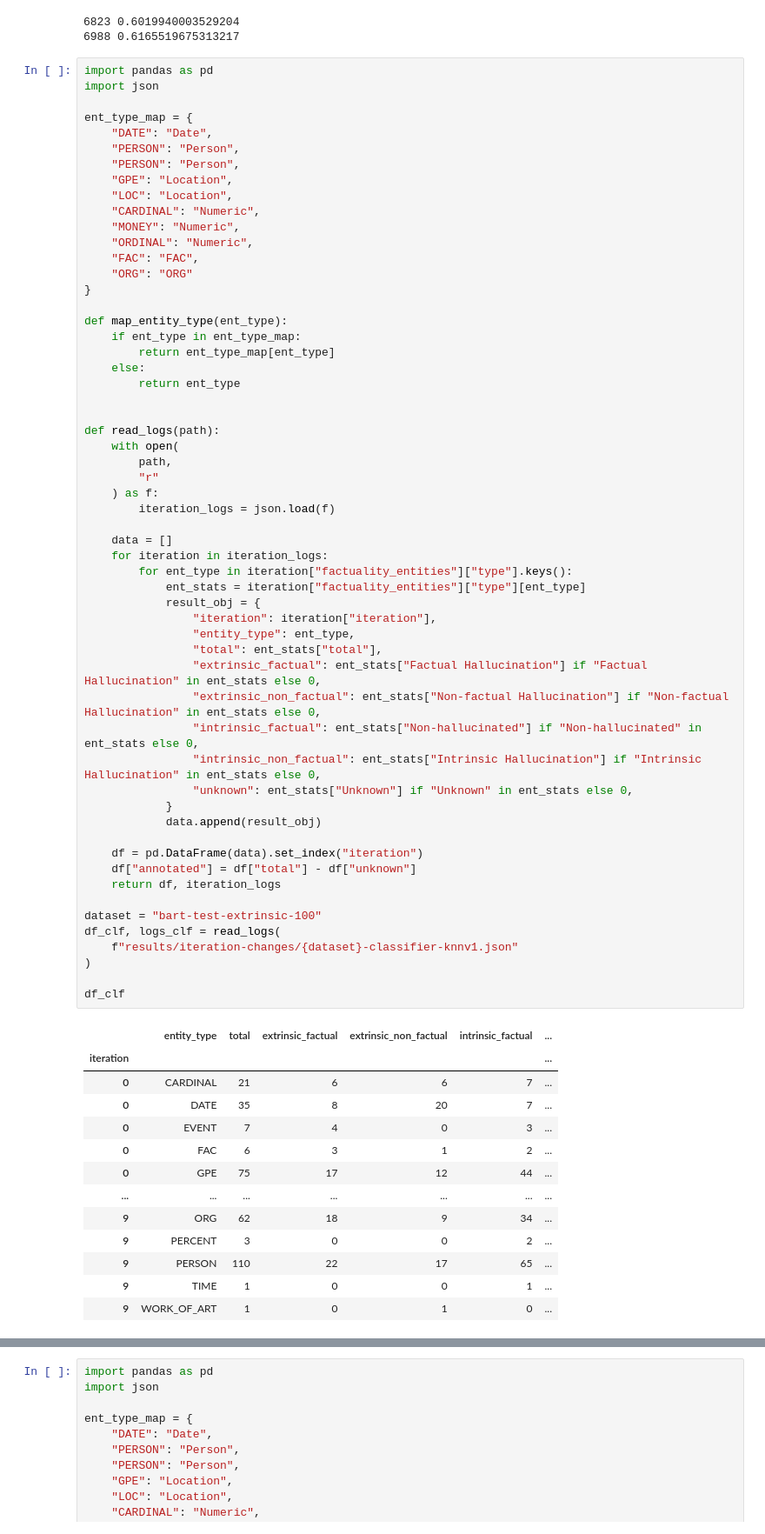
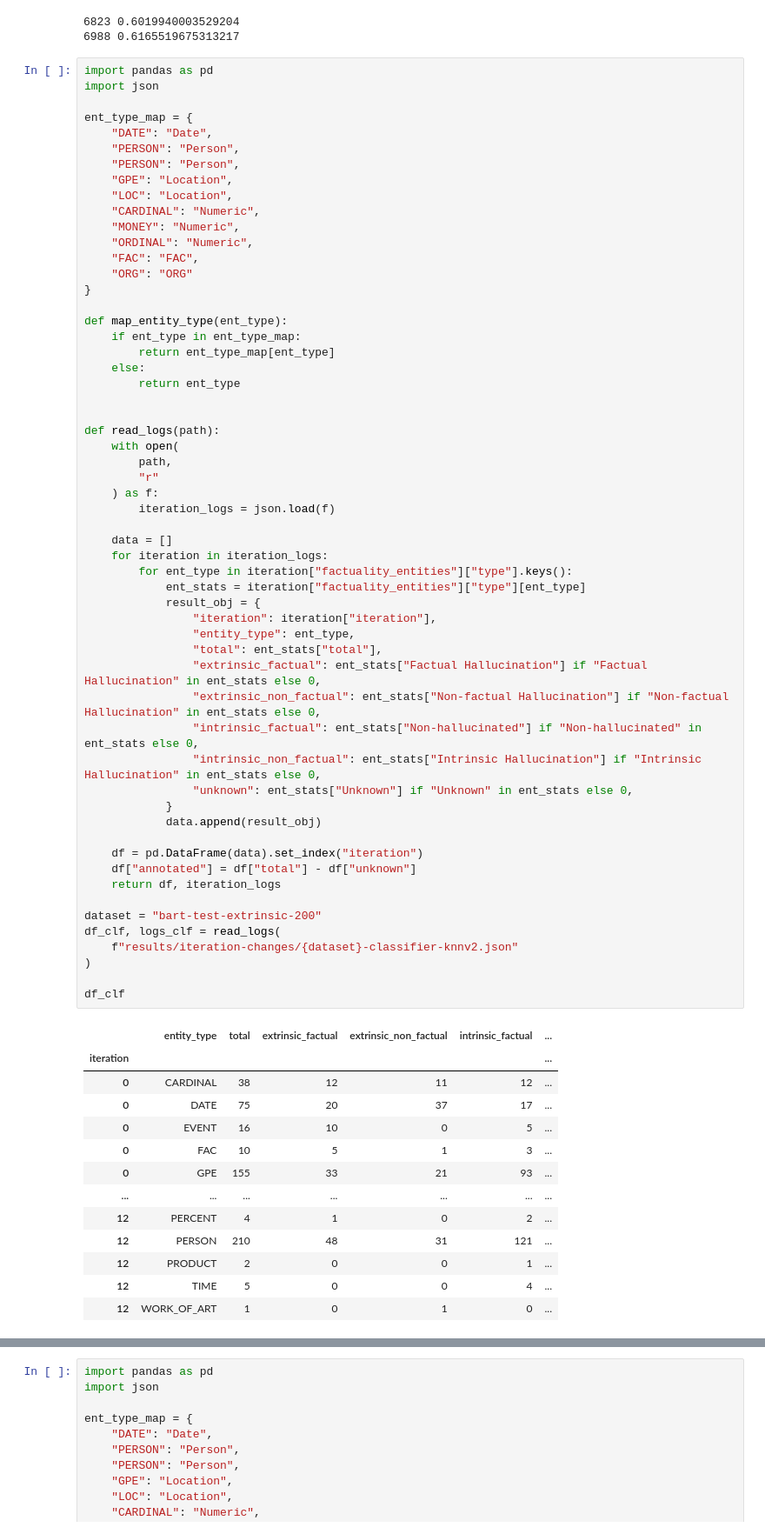
Before and after one commit to danton-nlp/GEF, a Jupyter notebook: entity_types.ipynb, the cells around one changed output, grey strips where cells are left out. Shown at 87% size. Cells and saved outputs as stored; diff of their text form.

```diff
--- a/entity_types.ipynb
+++ b/entity_types.ipynb
@@ -48,43 +48,43 @@ def read_logs(path):
     ) as f:
         iteration_logs = json.load(f)
 
     data = []
     for iteration in iteration_logs:
         for ent_type in iteration["factuality_entities"]["type"].keys():
             ent_stats = iteration["factuality_entities"]["type"][ent_type]
             result_obj = {
                 "iteration": iteration["iteration"],
                 "entity_type": ent_type,
                 "total": ent_stats["total"],
                 "extrinsic_factual": ent_stats["Factual Hallucination"] if "Factual Hallucination" in ent_stats else 0,
                 "extrinsic_non_factual": ent_stats["Non-factual Hallucination"] if "Non-factual Hallucination" in ent_stats else 0,
                 "intrinsic_factual": ent_stats["Non-hallucinated"] if "Non-hallucinated" in ent_stats else 0,
                 "intrinsic_non_factual": ent_stats["Intrinsic Hallucination"] if "Intrinsic Hallucination" in ent_stats else 0,
                 "unknown": ent_stats["Unknown"] if "Unknown" in ent_stats else 0,
             }
             data.append(result_obj)
 
     df = pd.DataFrame(data).set_index("iteration")
     df["annotated"] = df["total"] - df["unknown"]
     return df, iteration_logs
 
-dataset = "bart-test-extrinsic-100"
+dataset = "bart-test-extrinsic-200"
 df_clf, logs_clf = read_logs(
-    f"results/iteration-changes/{dataset}-classifier-knnv1.json"
+    f"results/iteration-changes/{dataset}-classifier-knnv2.json"
 )
 
 df_clf
 # %% [output]
 |  | entity_type | total | extrinsic_factual | extrinsic_non_factual | intrinsic_factual | ... |
 | iteration |  |  |  |  |  | ... |
-| 0 | CARDINAL | 21 | 6 | 6 | 7 | ... |
-| 0 | DATE | 35 | 8 | 20 | 7 | ... |
-| 0 | EVENT | 7 | 4 | 0 | 3 | ... |
-| 0 | FAC | 6 | 3 | 1 | 2 | ... |
-| 0 | GPE | 75 | 17 | 12 | 44 | ... |
+| 0 | CARDINAL | 38 | 12 | 11 | 12 | ... |
+| 0 | DATE | 75 | 20 | 37 | 17 | ... |
+| 0 | EVENT | 16 | 10 | 0 | 5 | ... |
+| 0 | FAC | 10 | 5 | 1 | 3 | ... |
+| 0 | GPE | 155 | 33 | 21 | 93 | ... |
 | ... | ... | ... | ... | ... | ... | ... |
-| 9 | ORG | 62 | 18 | 9 | 34 | ... |
-| 9 | PERCENT | 3 | 0 | 0 | 2 | ... |
-| 9 | PERSON | 110 | 22 | 17 | 65 | ... |
-| 9 | TIME | 1 | 0 | 0 | 1 | ... |
-| 9 | WORK_OF_ART | 1 | 0 | 1 | 0 | ... |
+| 12 | PERCENT | 4 | 1 | 0 | 2 | ... |
+| 12 | PERSON | 210 | 48 | 31 | 121 | ... |
+| 12 | PRODUCT | 2 | 0 | 0 | 1 | ... |
+| 12 | TIME | 5 | 0 | 0 | 4 | ... |
+| 12 | WORK_OF_ART | 1 | 0 | 1 | 0 | ... |
```
Also changed, not shown: parts of 10 cells of this notebook, 6 other files.
